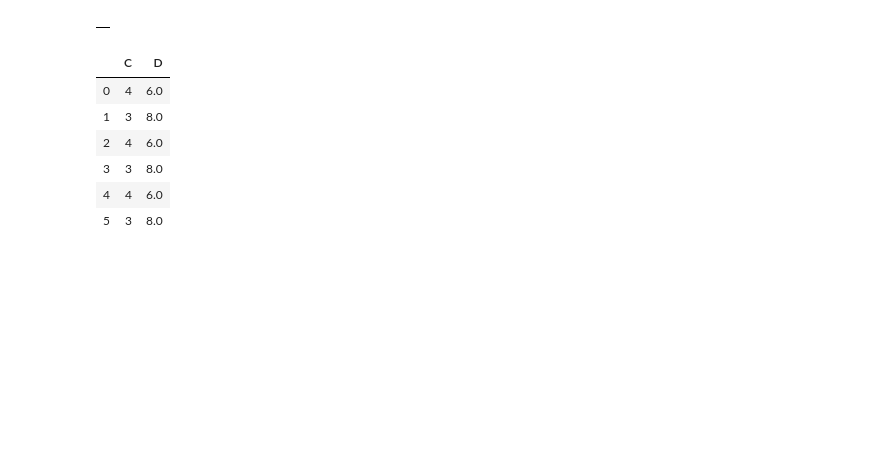
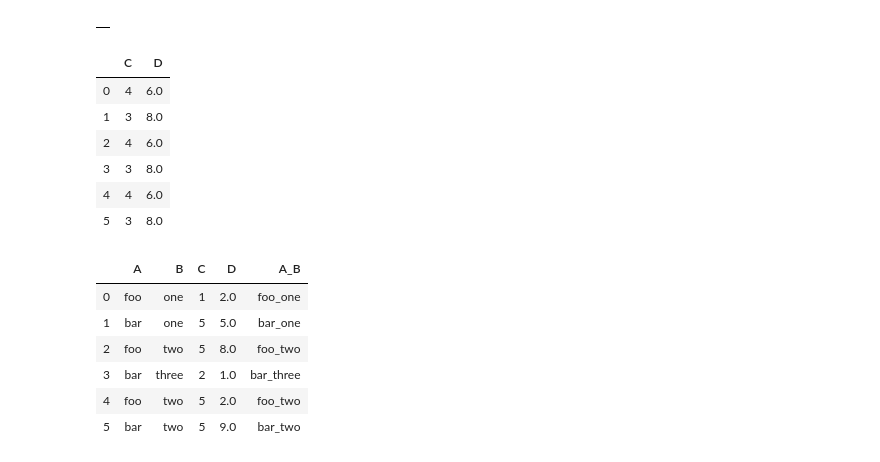
Before and after one commit to QPeiran/PythonStatistics, a Jupyter notebook: MachineLearning/RandomForest.ipynb, the cells around one changed output. Cells and saved outputs as stored; diff of their text form; code cells hidden in the pictures; blank space fills up the shorter version.

```diff
--- a/MachineLearning/RandomForest.ipynb
+++ b/MachineLearning/RandomForest.ipynb
@@ -474,3 +489,13 @@ grouped.transform(lambda x: x.max() - x.min())
 | 3 | 3 | 8.0 |
 | 4 | 4 | 6.0 |
 | 5 | 3 | 8.0 |
+# %%
+df_temp.assign(A_B = (df_temp['A'] + "_" + df_temp['B']))
+# %% [output]
+|  | A | B | C | D | A_B |
+| 0 | foo | one | 1 | 2.0 | foo_one |
+| 1 | bar | one | 5 | 5.0 | bar_one |
+| 2 | foo | two | 5 | 8.0 | foo_two |
+| 3 | bar | three | 2 | 1.0 | bar_three |
+| 4 | foo | two | 5 | 2.0 | foo_two |
+| 5 | bar | two | 5 | 9.0 | bar_two |
```
Also changed, not shown: parts of 3 cells of this notebook.
